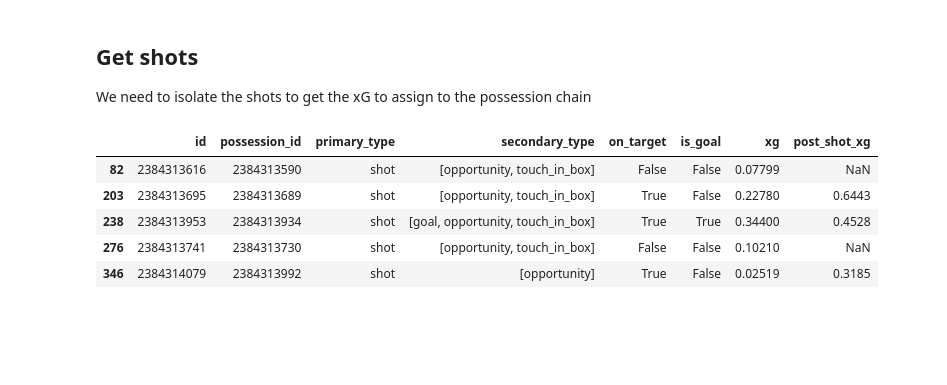
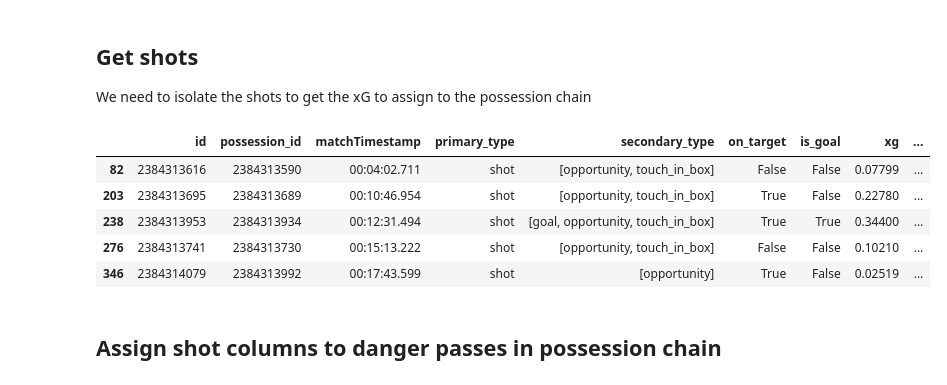
Before and after one commit to MarijnSt/soccermatics-project-2, a Jupyter notebook: notebooks/expected_danger.ipynb, the cells around one changed output. Saved outputs shown, nothing was run; the diff lists cells and outputs as text; code cells hidden in the pictures; blank space fills up the shorter version.

Commit message:
refactor: shot timestamp

```diff
--- a/notebooks/expected_danger.ipynb
+++ b/notebooks/expected_danger.ipynb
@@ -249,22 +249,27 @@ We need to isolate the shots to get the xG to assign to the possession chain
 # %%
 # Get shots and relevant columns
 shots_mask = df_events["primary_type"] == "shot"
-df_shots = df_events.loc[shots_mask, ["id", "possession_id", "primary_type", "secondary_type", "shot"]]
+df_shots = df_events.loc[shots_mask, ["id", "possession_id", "matchTimestamp", "primary_type", "secondary_type", "shot"]]
 
 # Split the shot column
 df_shots["on_target"] = [shot.get("onTarget") if shot is not None else None for shot in df_shots["shot"]]
 df_shots["is_goal"] = [shot.get("isGoal") if shot is not None else None for shot in df_shots["shot"]]
 df_shots["xg"] = [shot.get("xg") if shot is not None else None for shot in df_shots["shot"]]
 df_shots["post_shot_xg"] = [shot.get("postShotXg") if shot is not None else None for shot in df_shots["shot"]]
 
 # Drop the shot column
 df_shots = df_shots.drop(columns=["shot"])
 
+# Rename timestamp column
+df_shots = df_shots.rename(columns={"matchTimestamp": "shot_timestamp"})
+
 df_shots.head()
 # %% [output]
-|  | id | possession_id | primary_type | secondary_type | on_target | is_goal | xg | post_shot_xg |
-| 82 | 2384313616 | 2384313590 | shot | [opportunity, touch_in_box] | False | False | 0.07799 | NaN |
-| 203 | 2384313695 | 2384313689 | shot | [opportunity, touch_in_box] | True | False | 0.22780 | 0.6443 |
-| 238 | 2384313953 | 2384313934 | shot | [goal, opportunity, touch_in_box] | True | True | 0.34400 | 0.4528 |
-| 276 | 2384313741 | 2384313730 | shot | [opportunity, touch_in_box] | False | False | 0.10210 | NaN |
-| 346 | 2384314079 | 2384313992 | shot | [opportunity] | True | False | 0.02519 | 0.3185 |
+|  | id | possession_id | matchTimestamp | primary_type | secondary_type | on_target | is_goal | xg | ... |
+| 82 | 2384313616 | 2384313590 | 00:04:02.711 | shot | [opportunity, touch_in_box] | False | False | 0.07799 | ... |
+| 203 | 2384313695 | 2384313689 | 00:10:46.954 | shot | [opportunity, touch_in_box] | True | False | 0.22780 | ... |
+| 238 | 2384313953 | 2384313934 | 00:12:31.494 | shot | [goal, opportunity, touch_in_box] | True | True | 0.34400 | ... |
+| 276 | 2384313741 | 2384313730 | 00:15:13.222 | shot | [opportunity, touch_in_box] | False | False | 0.10210 | ... |
+| 346 | 2384314079 | 2384313992 | 00:17:43.599 | shot | [opportunity] | True | False | 0.02519 | ... |
+# %% [markdown]
+## Assign shot columns to danger passes in possession chain
```
